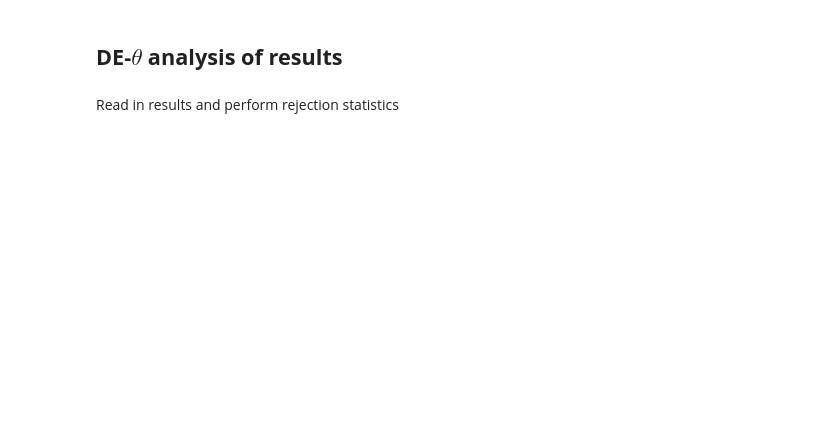
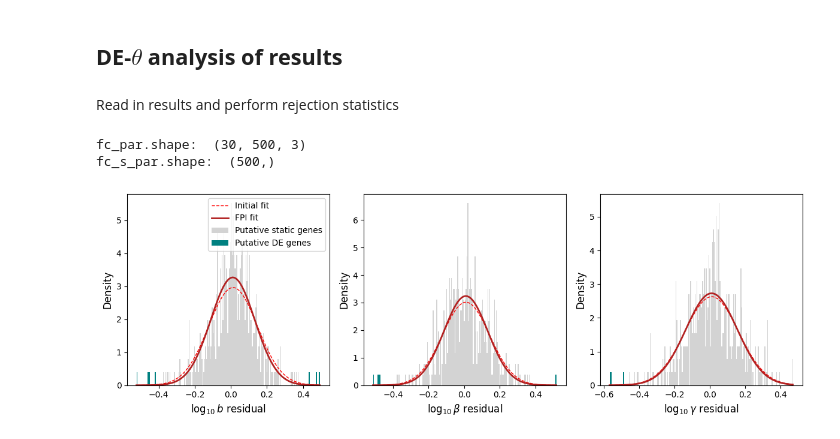
Before and after one commit to pachterlab/CGP_2024_2, a Jupyter notebook: condition_kinetics_example.ipynb, the cells around one changed output. Cells and saved outputs as stored; diff of their text form; code cells hidden in the pictures; blank space fills up the shorter version.

```diff
--- a/condition_kinetics_example.ipynb
+++ b/condition_kinetics_example.ipynb
@@ -120,3 +140,3 @@ for i in range(len(dataset_strings)):
 # %%
-result_strings = [i+'/Bursty_Poisson_10x11/grid_scan_results.res' for i in dataset_strings] #Get results
+result_strings = [i+'/Bursty_Poisson_5x6/grid_scan_results.res' for i in dataset_strings] #Get results
 print(result_strings)
@@ -184,7 +206,7 @@ def make_fcs_srs(sr1,sr2,sd1,sd2,gene_names,gf_rej=False,thrpars=2,thrmean=1,out
         for k in range(len(param_names)):
             m1 = par_vals1[0,:,k]
             m2 = par_vals2[0,:,k]
-            offset = diffexp_fpi(m1,m2,param_names[k],viz=False)[1]
+            offset = analysis.diffexp_fpi(m1,m2,param_names[k],viz=False)[1]
             par_vals2[0,:,k] -= offset
 
         fc_par = (par_vals1-par_vals2)/np.log10(2)
@@ -558,8 +580,12 @@ def plot_de(outs,names_plot,assign_colors,mark_plot=[],xpos=[],ypos=[],arrow=[],
 # %%
 #Get all DE-theta genes and the corresponding params
 gene_names = sr_arr[0].gene_names
-all_de_theta = make_fcs_srs(sr_arr[0],sr_arr[1],sd_arr[0],sd_arr[1],gene_names,gf_rej=True,thrpars=2,thrmean=0.1,correct_off=True)
+all_de_theta = make_fcs_srs(sr_arr[0],sr_arr[1],sd_arr[0],sd_arr[1],gene_names,gf_rej=True,thrpars=1.5,thrmean=0.1,correct_off=True)
 all_de_theta.head()
 
 #Can save this output to a csv
 all_de_theta.to_csv('day0vs3_detheta_res.csv',index=None)
+# %% [output]
+fc_par.shape:  (30, 500, 3)
+fc_s_par.shape:  (500,)
+[figure, added]
```
Also changed, not shown: parts of 13 cells of this notebook.
